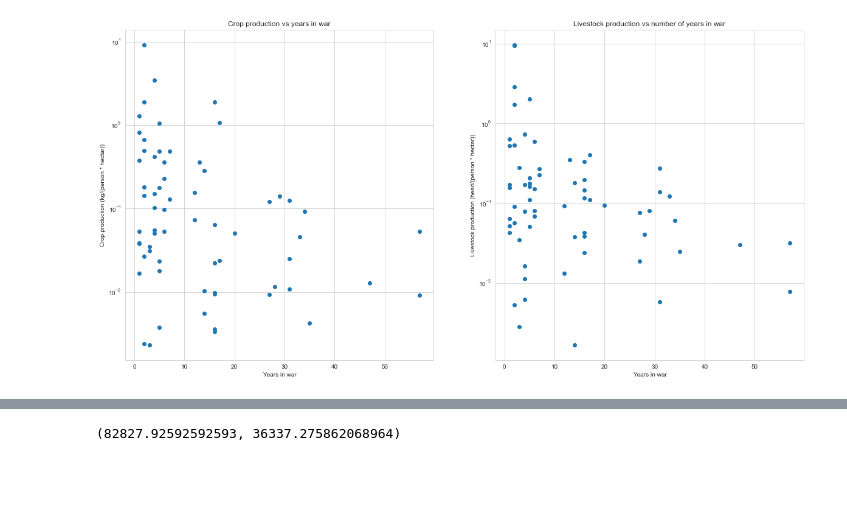
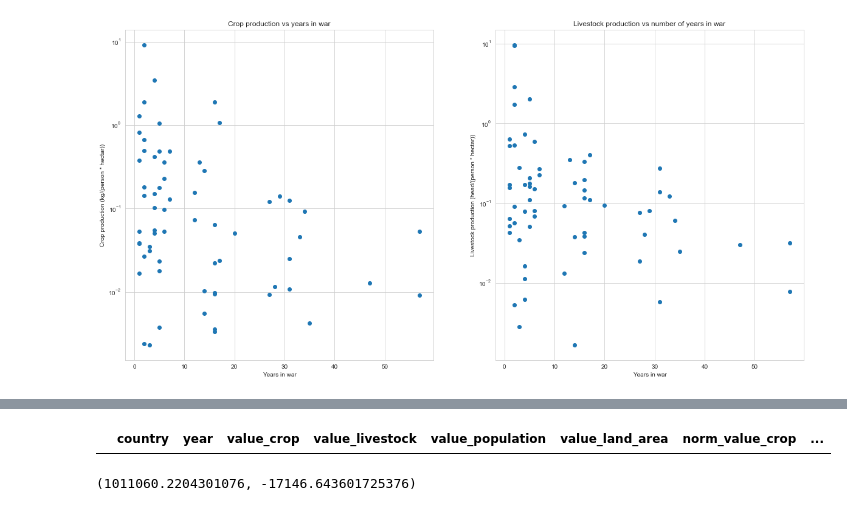
Before and after one commit to pull-fiction/make-crops-not-war, a Jupyter notebook: notebooks/general_overview.ipynb, the cells around one changed output, grey strips where cells are left out. Cells and saved outputs as stored; diff of their text form; code cells hidden in the pictures; blank space fills up the shorter version.

```diff
--- a/notebooks/general_overview.ipynb
+++ b/notebooks/general_overview.ipynb
@@ -114,0 +146,5 @@ _ = ax[1].set_yscale('log')
+# %%
+temp = merged_crops_data.loc[merged_crops_data['country'] == 'Korea']
+temp
+# %% [output]
+|  | country | year | value_crop | value_livestock | value_population | value_land_area | norm_value_crop | ... |
@@ -115,11 +153,11 @@ _ = ax[1].set_yscale('log')
 # %%
 afghanistan_crops = (
-    merged_crops_data[merged_crops_data['country'] == 'Afghanistan']
+    merged_crops_data[merged_crops_data['country'] == 'China']
         .drop(['norm_value_crop', 'norm_value_livestock', 'value_population', 'value_land_area', 'value_livestock'], axis=1)
         .reset_index(drop=True)
 )
 
-afghanistan_in_war = country_in_war(wars_df, afghanistan_crops, 'Afghanistan')
+afghanistan_in_war = country_in_war(wars_df, afghanistan_crops, 'China')
 
 first_row = pd.DataFrame({'in_war': False, 'value_crop': 0, 'year': np.NaN}, index=[0])
 
@@ -140,6 +178,6 @@ rate_not_in_war = grouped_rated_crops.loc[grouped_rated_crops['in_war'] == False
 
 rate_in_war[0], rate_not_in_war[0]
 # %% [output]
-(82827.92592592593, 36337.275862068964)
+(1011060.2204301076, -17146.643601725376)
 # %%
 def compute_rate(wars_df, country, agricultural_data):
```
Also changed, not shown: parts of 7 cells of this notebook.
